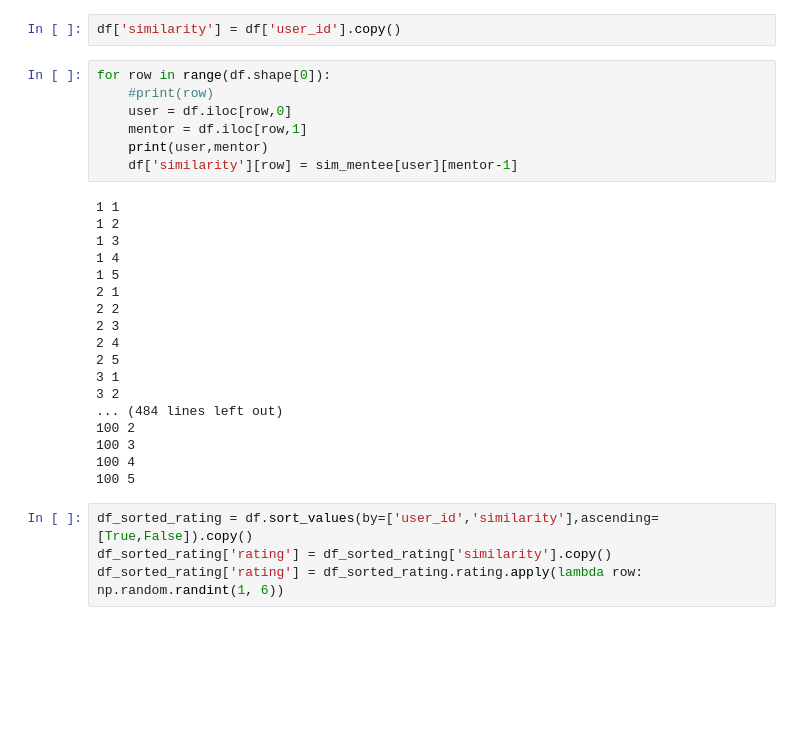
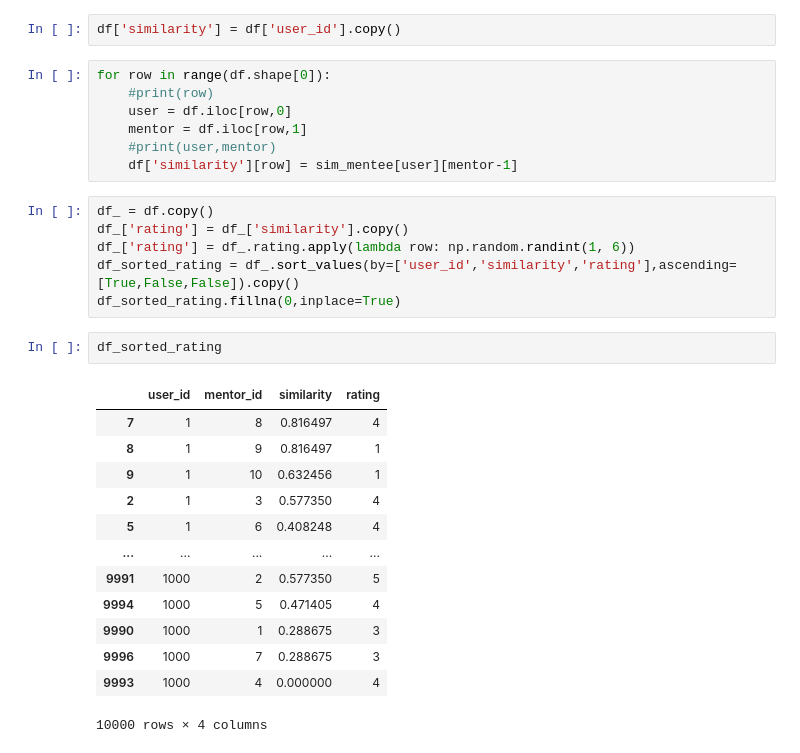
Before and after one commit to abilcode/rec-sys-handson, a Jupyter notebook: code/notebook/matchmaking.ipynb, the cells around one changed output. Cells and saved outputs as stored; diff of their text form; blank space fills up the shorter version.

```diff
--- a/code/notebook/matchmaking.ipynb
+++ b/code/notebook/matchmaking.ipynb
@@ -130,28 +117,28 @@ for row in range(df.shape[0]):
     #print(row)
     user = df.iloc[row,0]
     mentor = df.iloc[row,1]
-    print(user,mentor)
+    #print(user,mentor)
     df['similarity'][row] = sim_mentee[user][mentor-1]
-# %% [output]
-1 1
-1 2
-1 3
-1 4
-1 5
-2 1
-2 2
-2 3
-2 4
-2 5
-3 1
-3 2
-... (484 lines left out)
-100 2
-100 3
-100 4
-100 5
 # %%
-df_sorted_rating = df.sort_values(by=['user_id','similarity'],ascending=[True,False]).copy()
-df_sorted_rating['rating'] = df_sorted_rating['similarity'].copy()
-df_sorted_rating['rating'] = df_sorted_rating.rating.apply(lambda row: np.random.randint(1, 6))
+df_ = df.copy()
+df_['rating'] = df_['similarity'].copy()
+df_['rating'] = df_.rating.apply(lambda row: np.random.randint(1, 6))
+df_sorted_rating = df_.sort_values(by=['user_id','similarity','rating'],ascending=[True,False,False]).copy()
+df_sorted_rating.fillna(0,inplace=True)
+# %%
+df_sorted_rating
+# %% [output]
+|  | user_id | mentor_id | similarity | rating |
+| 7 | 1 | 8 | 0.816497 | 4 |
+| 8 | 1 | 9 | 0.816497 | 1 |
+| 9 | 1 | 10 | 0.632456 | 1 |
+| 2 | 1 | 3 | 0.577350 | 4 |
+| 5 | 1 | 6 | 0.408248 | 4 |
+| ... | ... | ... | ... | ... |
+| 9991 | 1000 | 2 | 0.577350 | 5 |
+| 9994 | 1000 | 5 | 0.471405 | 4 |
+| 9990 | 1000 | 1 | 0.288675 | 3 |
+| 9996 | 1000 | 7 | 0.288675 | 3 |
+| 9993 | 1000 | 4 | 0.000000 | 4 |
+10000 rows × 4 columns
 # %%
```
Also changed, not shown: parts of 8 cells of this notebook.
